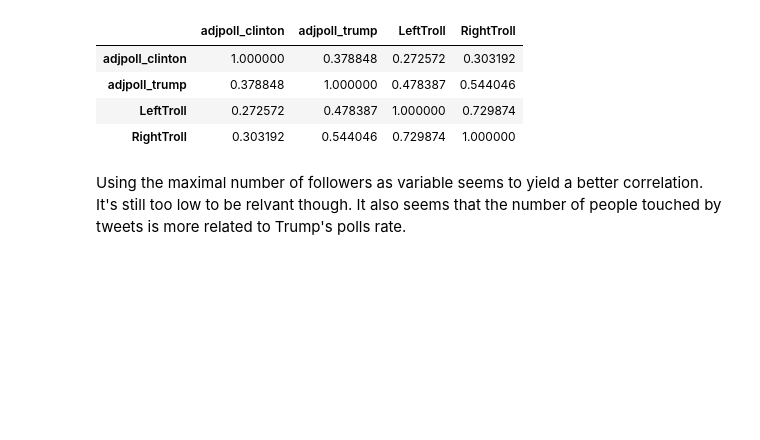
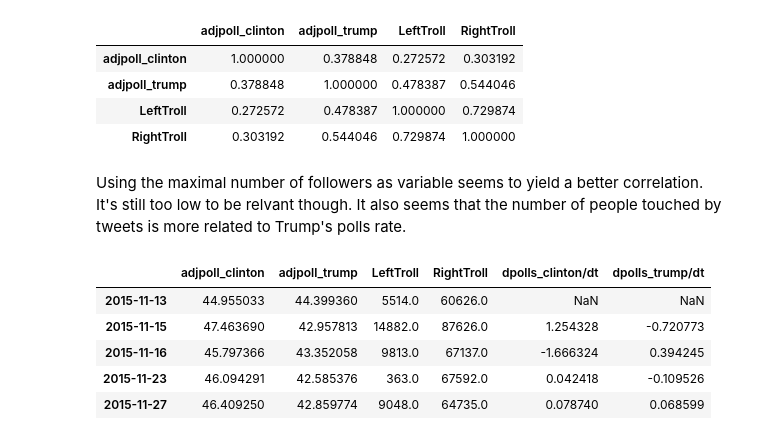
Before and after one commit to Jprost/ADA-Proj-18, a Jupyter notebook: Poll_Description_Analysis.ipynb, the cells around one changed output. Drawn from its saved outputs; the diff is of its cells as text; code cells hidden in the pictures; blank space fills up the shorter version.

```diff
--- a/Poll_Description_Analysis.ipynb
+++ b/Poll_Description_Analysis.ipynb
@@ -638,3 +638,13 @@ data_follower_polls.corr(method='spearman')
 | RightTroll | 0.303192 | 0.544046 | 0.729874 | 1.000000 |
 # %% [markdown]
 Using the maximal number of followers as variable seems to yield a better correlation. It's still too low to be relvant though. It also seems that the number of people touched by tweets is more related to Trump's polls rate.
+# %%
+data_follower_dpolls = data_follower_polls.merge(data_tweet_polls[['dpolls_clinton/dt','dpolls_trump/dt']], right_index=True, left_index=True)
+data_follower_dpolls.head()
+# %% [output]
+|  | adjpoll_clinton | adjpoll_trump | LeftTroll | RightTroll | dpolls_clinton/dt | dpolls_trump/dt |
+| 2015-11-13 | 44.955033 | 44.399360 | 5514.0 | 60626.0 | NaN | NaN |
+| 2015-11-15 | 47.463690 | 42.957813 | 14882.0 | 87626.0 | 1.254328 | -0.720773 |
+| 2015-11-16 | 45.797366 | 43.352058 | 9813.0 | 67137.0 | -1.666324 | 0.394245 |
+| 2015-11-23 | 46.094291 | 42.585376 | 363.0 | 67592.0 | 0.042418 | -0.109526 |
+| 2015-11-27 | 46.409250 | 42.859774 | 9048.0 | 64735.0 | 0.078740 | 0.068599 |
```
Also changed, not shown: parts of 2 cells of this notebook.
